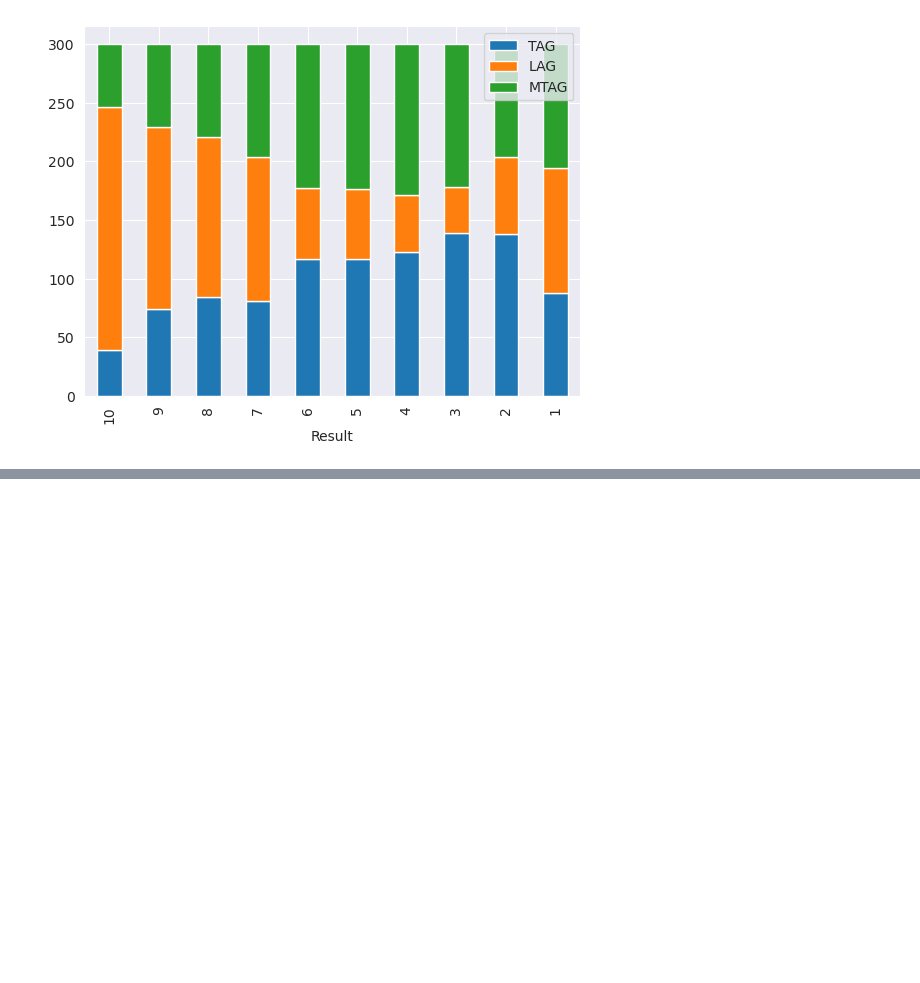
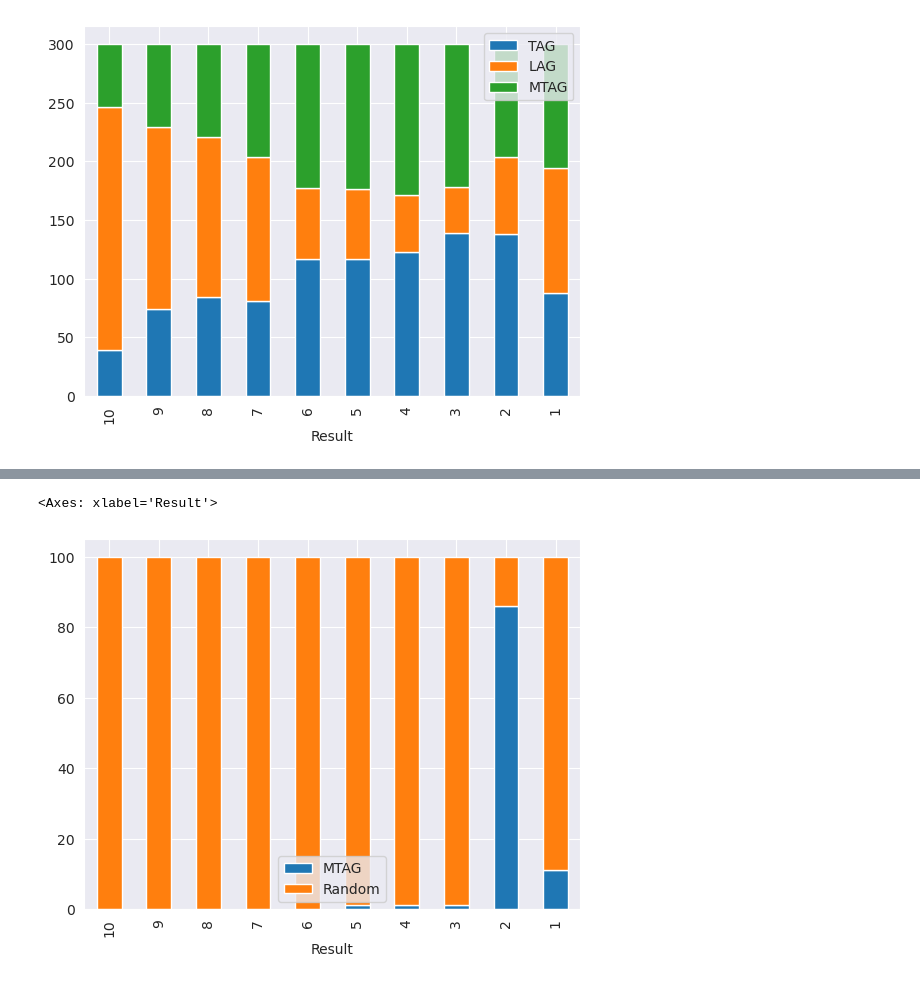
Before and after one commit to AlexMGitHub/DeepShark, a Jupyter notebook: src/deepshark/Jupyter/heuristic_tournament_results.ipynb, the cells around one changed output, grey strips where cells are left out. Saved outputs shown, nothing was run; the diff lists cells and outputs as text; code cells hidden in the pictures; blank space fills up the shorter version.

```diff
--- a/src/deepshark/Jupyter/heuristic_tournament_results.ipynb
+++ b/src/deepshark/Jupyter/heuristic_tournament_results.ipynb
@@ -414,0 +419,4 @@ Overall, the MTAG appears to be a good compromise between the too-tight TAGs and
+# %%
+# Specify directory containing recorded tournaments and parse data
+tourn_directory = "../../../recorded_games/2024-01-02/random/"  # Must update this field
+summary_list = summarize_tournament_results(tourn_directory)
@@ -414,0 +451,21 @@ Overall, the MTAG appears to be a good compromise between the too-tight TAGs and
+# %%
+mtag_finishing_order_arr = np.zeros(10)
+random_finishing_order_arr = np.zeros(10)
+
+for summ in summary_list:
+    for idx, plyr in enumerate(summ.finishing_order):
+        if summ.player_ai_types[plyr] == 5: # MTAG
+            mtag_finishing_order_arr[idx] += 1
+        elif summ.player_ai_types[plyr] == 0: # Random
+            random_finishing_order_arr[idx] += 1
+
+cnt = summ.initial_player_count
+mtag_random_df = pd.DataFrame(
+    {
+        "Result": [cnt-idx for idx in range(cnt)],
+        "MTAG": [x for x in mtag_finishing_order_arr],
+        "Random": [x for x in random_finishing_order_arr]
+    }
+)
+
+mtag_random_df
@@ -414,0 +484,5 @@ Overall, the MTAG appears to be a good compromise between the too-tight TAGs and
+# %%
+mtag_random_df.set_index("Result").plot(kind='bar', stacked=True)
+# %% [output]
+<Axes: xlabel='Result'>
+[figure, added]
```
Also changed, not shown: parts of 4 cells of this notebook, 8 other files.
